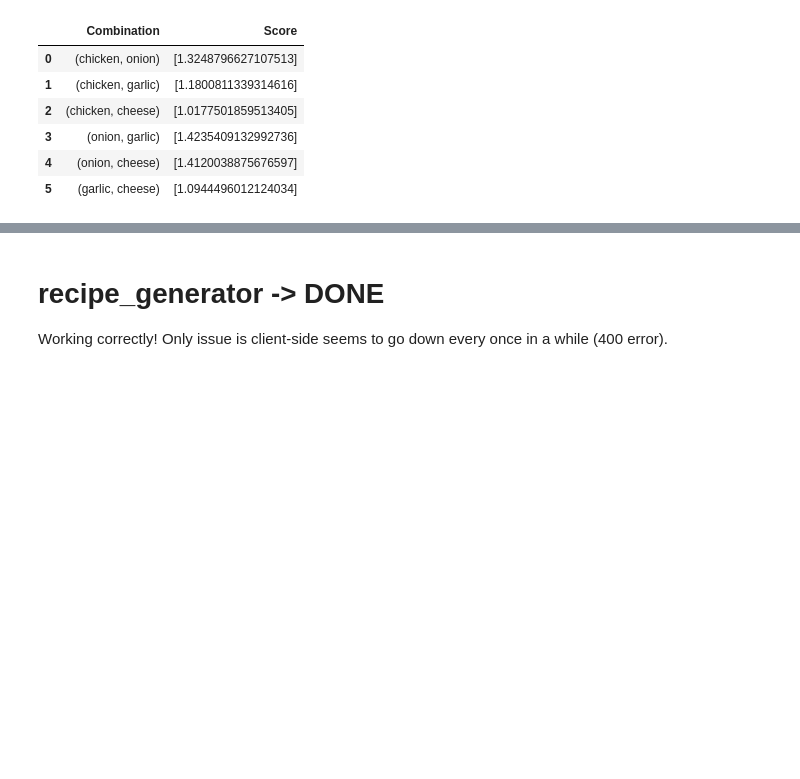
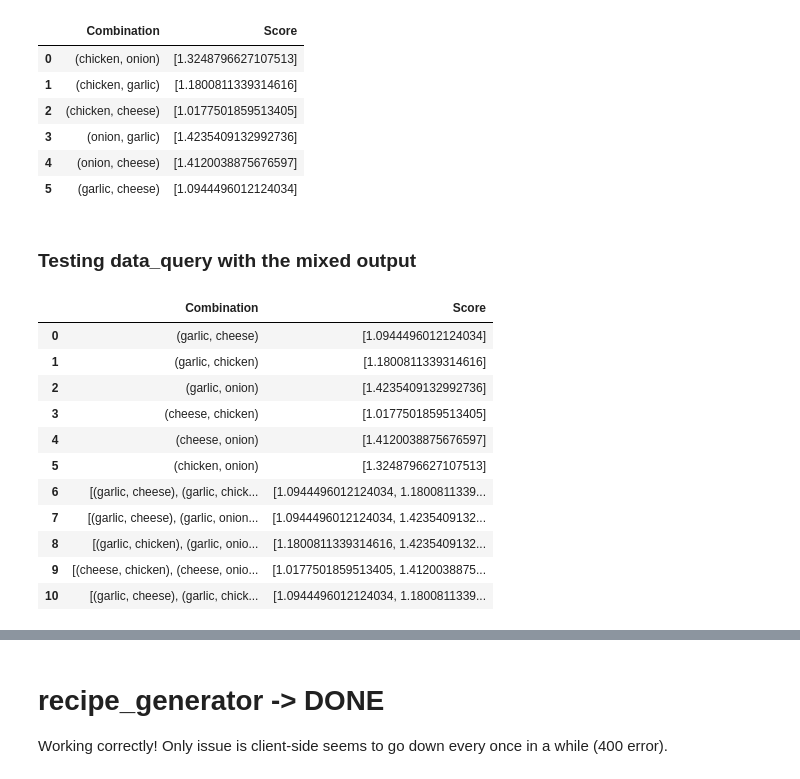
Before and after one commit to tjyana/tjyana-mealmuse, a Jupyter notebook: notebooks/test-notebook_0521.ipynb, the cells around one changed output, grey strips where cells are left out. Drawn from its saved outputs; the diff is of its cells as text; code cells hidden in the pictures; blank space fills up the shorter version.

```diff
--- a/notebooks/test-notebook_0521.ipynb
+++ b/notebooks/test-notebook_0521.ipynb
@@ -287,3 +415,26 @@ df_comb
 | 3 | (onion, garlic) | [1.4235409132992736] |
 | 4 | (onion, cheese) | [1.4120038875676597] |
 | 5 | (garlic, cheese) | [1.0944496012124034] |
+# %% [markdown]
+### Testing data_query with the mixed output
+# %%
+# 4 ingredients
+
+ingredients_input = 'chicken, onion, garlic, cheese'
+
+ingredients_combinations = combinations_of_two(ingredients_input)
+df_comb = data_query(ingredients_combinations)
+df_comb
+# %% [output]
+|  | Combination | Score |
+| 0 | (garlic, cheese) | [1.0944496012124034] |
+| 1 | (garlic, chicken) | [1.1800811339314616] |
+| 2 | (garlic, onion) | [1.4235409132992736] |
+| 3 | (cheese, chicken) | [1.0177501859513405] |
+| 4 | (cheese, onion) | [1.4120038875676597] |
+| 5 | (chicken, onion) | [1.3248796627107513] |
+| 6 | [(garlic, cheese), (garlic, chick... | [1.0944496012124034, 1.1800811339... |
+| 7 | [(garlic, cheese), (garlic, onion... | [1.0944496012124034, 1.4235409132... |
+| 8 | [(garlic, chicken), (garlic, onio... | [1.1800811339314616, 1.4235409132... |
+| 9 | [(cheese, chicken), (cheese, onio... | [1.0177501859513405, 1.4120038875... |
+| 10 | [(garlic, cheese), (garlic, chick... | [1.0944496012124034, 1.1800811339... |
```
Also changed, not shown: parts of 36 cells of this notebook, 3 other files.
